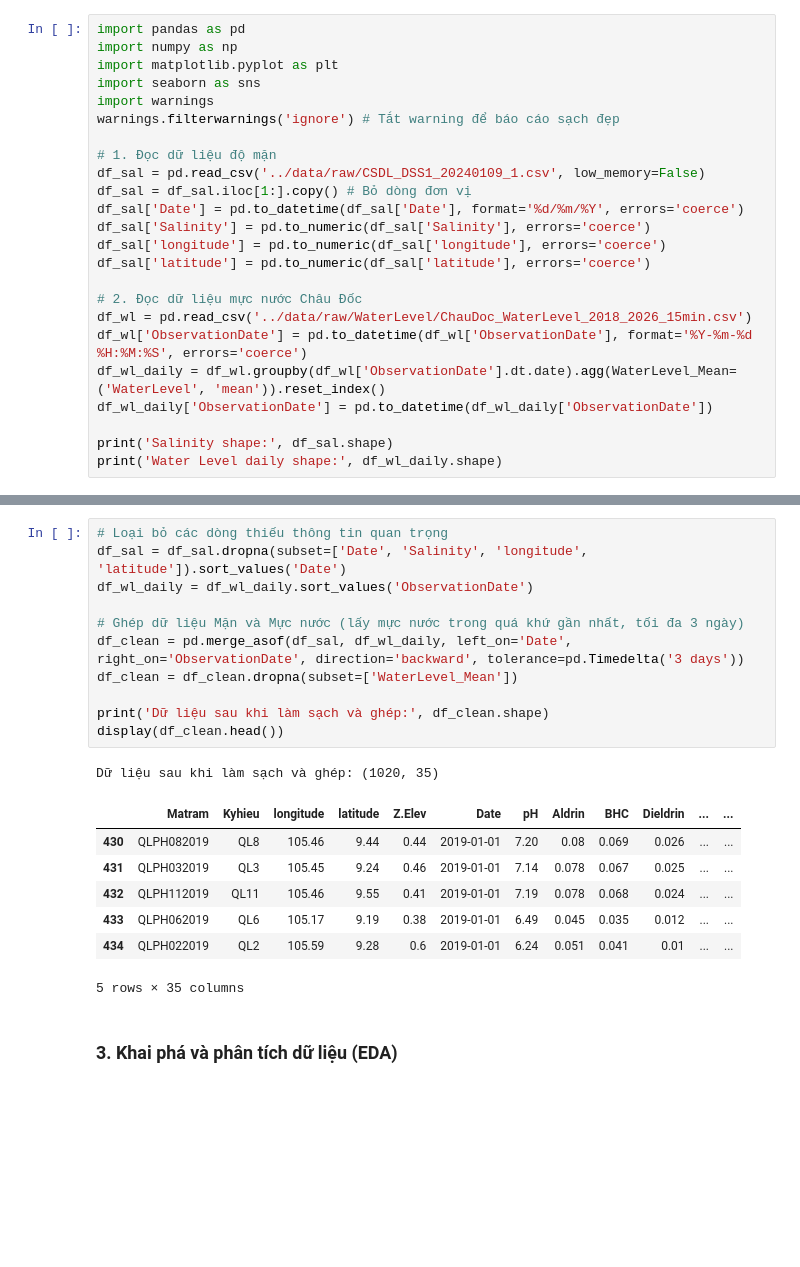
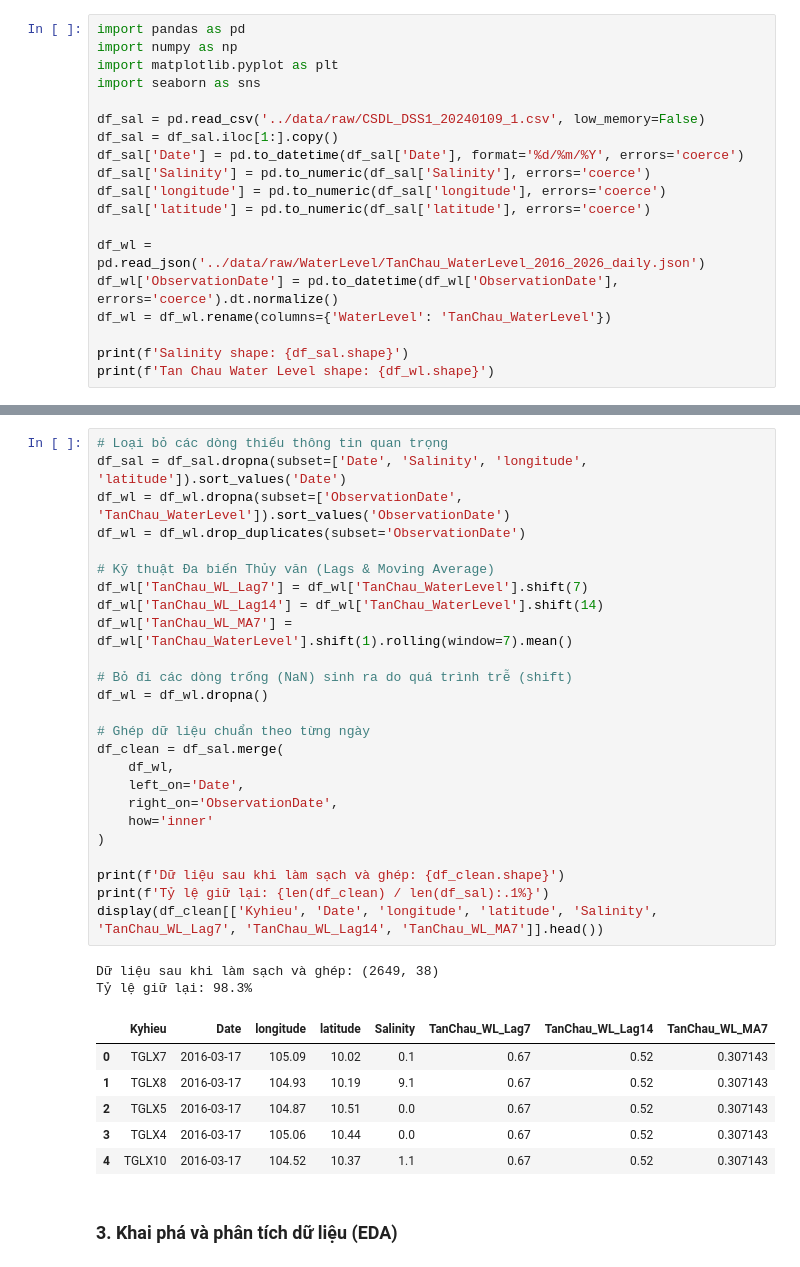
Before and after one commit to HideoTakayan/PTDL-Python, a Jupyter notebook: notebooks/BTL.ipynb, the cells around one changed output, grey strips where cells are left out. Cells and saved outputs as stored; diff of their text form; blank space fills up the shorter version.

```diff
--- a/notebooks/BTL.ipynb
+++ b/notebooks/BTL.ipynb
@@ -9,24 +11,19 @@ import pandas as pd
 import numpy as np
 import matplotlib.pyplot as plt
 import seaborn as sns
-import warnings
-warnings.filterwarnings('ignore') # Tắt warning để báo cáo sạch đẹp
 
-# 1. Đọc dữ liệu độ mặn
 df_sal = pd.read_csv('../data/raw/CSDL_DSS1_20240109_1.csv', low_memory=False)
-df_sal = df_sal.iloc[1:].copy() # Bỏ dòng đơn vị
+df_sal = df_sal.iloc[1:].copy()
 df_sal['Date'] = pd.to_datetime(df_sal['Date'], format='%d/%m/%Y', errors='coerce')
 df_sal['Salinity'] = pd.to_numeric(df_sal['Salinity'], errors='coerce')
 df_sal['longitude'] = pd.to_numeric(df_sal['longitude'], errors='coerce')
 df_sal['latitude'] = pd.to_numeric(df_sal['latitude'], errors='coerce')
 
-# 2. Đọc dữ liệu mực nước Châu Đốc
-df_wl = pd.read_csv('../data/raw/WaterLevel/ChauDoc_WaterLevel_2018_2026_15min.csv')
-df_wl['ObservationDate'] = pd.to_datetime(df_wl['ObservationDate'], format='%Y-%m-%d %H:%M:%S', errors='coerce')
-df_wl_daily = df_wl.groupby(df_wl['ObservationDate'].dt.date).agg(WaterLevel_Mean=('WaterLevel', 'mean')).reset_index()
-df_wl_daily['ObservationDate'] = pd.to_datetime(df_wl_daily['ObservationDate'])
+df_wl = pd.read_json('../data/raw/WaterLevel/TanChau_WaterLevel_2016_2026_daily.json')
+df_wl['ObservationDate'] = pd.to_datetime(df_wl['ObservationDate'], errors='coerce').dt.normalize()
+df_wl = df_wl.rename(columns={'WaterLevel': 'TanChau_WaterLevel'})
 
-print('Salinity shape:', df_sal.shape)
-print('Water Level daily shape:', df_wl_daily.shape)
+print(f'Salinity shape: {df_sal.shape}')
+print(f'Tan Chau Water Level shape: {df_wl.shape}')
 # %% [output]
 Salinity shape: (2696, 33)
@@ -36,23 +40,37 @@ Water Level daily shape: (2059, 2)
 # %%
 # Loại bỏ các dòng thiếu thông tin quan trọng
 df_sal = df_sal.dropna(subset=['Date', 'Salinity', 'longitude', 'latitude']).sort_values('Date')
-df_wl_daily = df_wl_daily.sort_values('ObservationDate')
+df_wl = df_wl.dropna(subset=['ObservationDate', 'TanChau_WaterLevel']).sort_values('ObservationDate')
+df_wl = df_wl.drop_duplicates(subset='ObservationDate')
 
-# Ghép dữ liệu Mặn và Mực nước (lấy mực nước trong quá khứ gần nhất, tối đa 3 ngày)
-df_clean = pd.merge_asof(df_sal, df_wl_daily, left_on='Date', right_on='ObservationDate', direction='backward', tolerance=pd.Timedelta('3 days'))
-df_clean = df_clean.dropna(subset=['WaterLevel_Mean'])
+# Kỹ thuật Đa biến Thủy văn (Lags & Moving Average)
+df_wl['TanChau_WL_Lag7'] = df_wl['TanChau_WaterLevel'].shift(7)
+df_wl['TanChau_WL_Lag14'] = df_wl['TanChau_WaterLevel'].shift(14)
+df_wl['TanChau_WL_MA7'] = df_wl['TanChau_WaterLevel'].shift(1).rolling(window=7).mean()
 
-print('Dữ liệu sau khi làm sạch và ghép:', df_clean.shape)
-display(df_clean.head())
+# Bỏ đi các dòng trống (NaN) sinh ra do quá trình trễ (shift)
+df_wl = df_wl.dropna()
+
+# Ghép dữ liệu chuẩn theo từng ngày
+df_clean = df_sal.merge(
+    df_wl,
+    left_on='Date',
+    right_on='ObservationDate',
+    how='inner'
+)
+
+print(f'Dữ liệu sau khi làm sạch và ghép: {df_clean.shape}')
+print(f'Tỷ lệ giữ lại: {len(df_clean) / len(df_sal):.1%}')
+display(df_clean[['Kyhieu', 'Date', 'longitude', 'latitude', 'Salinity', 'TanChau_WL_Lag7', 'TanChau_WL_Lag14', 'TanChau_WL_MA7']].head())
 # %% [output]
-Dữ liệu sau khi làm sạch và ghép: (1020, 35)
+Dữ liệu sau khi làm sạch và ghép: (2649, 38)
+Tỷ lệ giữ lại: 98.3%
-|  | Matram | Kyhieu | longitude | latitude | Z.Elev | Date | pH | Aldrin | BHC | Dieldrin | ... | ... |
-| 430 | QLPH082019 | QL8 | 105.46 | 9.44 | 0.44 | 2019-01-01 | 7.20 | 0.08 | 0.069 | 0.026 | ... | ... |
-| 431 | QLPH032019 | QL3 | 105.45 | 9.24 | 0.46 | 2019-01-01 | 7.14 | 0.078 | 0.067 | 0.025 | ... | ... |
-| 432 | QLPH112019 | QL11 | 105.46 | 9.55 | 0.41 | 2019-01-01 | 7.19 | 0.078 | 0.068 | 0.024 | ... | ... |
-| 433 | QLPH062019 | QL6 | 105.17 | 9.19 | 0.38 | 2019-01-01 | 6.49 | 0.045 | 0.035 | 0.012 | ... | ... |
-| 434 | QLPH022019 | QL2 | 105.59 | 9.28 | 0.6 | 2019-01-01 | 6.24 | 0.051 | 0.041 | 0.01 | ... | ... |
+|  | Kyhieu | Date | longitude | latitude | Salinity | TanChau_WL_Lag7 | TanChau_WL_Lag14 | TanChau_WL_MA7 |
+| 0 | TGLX7 | 2016-03-17 | 105.09 | 10.02 | 0.1 | 0.67 | 0.52 | 0.307143 |
+| 1 | TGLX8 | 2016-03-17 | 104.93 | 10.19 | 9.1 | 0.67 | 0.52 | 0.307143 |
+| 2 | TGLX5 | 2016-03-17 | 104.87 | 10.51 | 0.0 | 0.67 | 0.52 | 0.307143 |
+| 3 | TGLX4 | 2016-03-17 | 105.06 | 10.44 | 0.0 | 0.67 | 0.52 | 0.307143 |
+| 4 | TGLX10 | 2016-03-17 | 104.52 | 10.37 | 1.1 | 0.67 | 0.52 | 0.307143 |
-5 rows × 35 columns
 # %% [markdown]
 ### 3. Khai phá và phân tích dữ liệu (EDA)
 # %%
```
Also changed, not shown: parts of 11 cells of this notebook, 3 other files.
